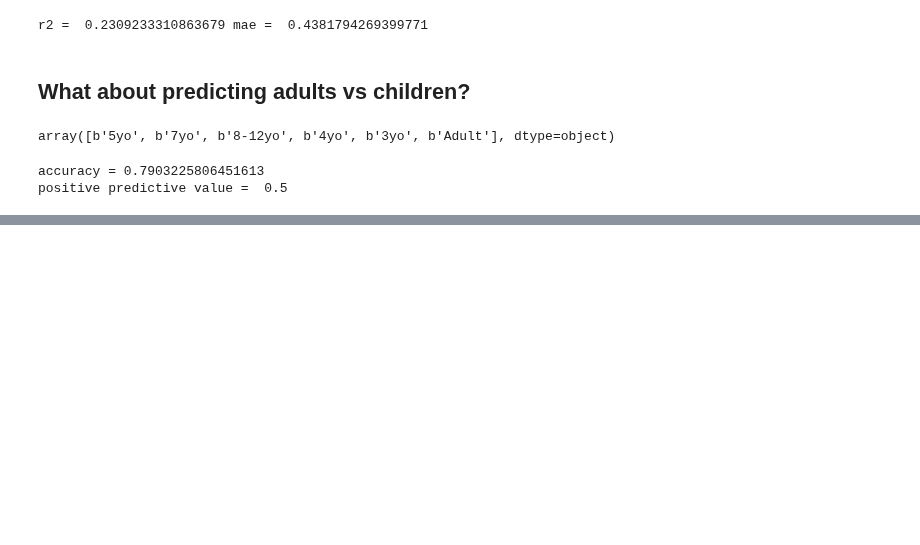
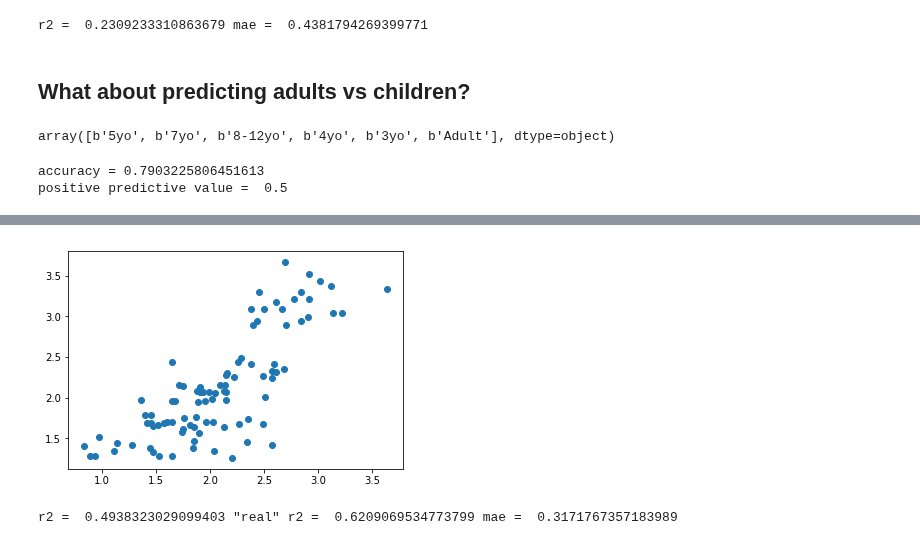
Before and after one commit to illdopejake/RS2018_Nilearn_tutorial, a Jupyter notebook: DeNovo_age_prediction.ipynb, the cells around one changed output, grey strips where cells are left out. Saved outputs shown, nothing was run; the diff lists cells and outputs as text; code cells hidden in the pictures; blank space fills up the shorter version.

```diff
--- a/DeNovo_age_prediction.ipynb
+++ b/DeNovo_age_prediction.ipynb
@@ -401,0 +438,17 @@ positive predictive value =  0.5
+# %%
+l_svr = SVR(kernel='linear')
+y_pred = cross_val_predict(l_svr, X_train, log_y_train, groups=ageGroup_train, cv=10)
+r2 = cross_val_score(l_svr, X_train, log_y_train, groups=ageGroup_train, cv=10)
+mae_score = cross_val_score(l_svr, X_train, log_y_train, groups=ageGroup_train, cv=10,
+                           scoring = 'neg_mean_absolute_error')
+# %%
+plt.close()
+plt.scatter(y_pred, log_y_train)
+plt.show()
+
+print('r2 = ',r2_score(y_pred,log_y_train),
+      '"real" r2 = ', pearsonr(y_pred,log_y_train)[0]**2,
+     'mae = ',mean_absolute_error(y_pred,log_y_train))
+# %% [output]
+[figure, added]
+r2 =  0.4938323029099403 "real" r2 =  0.6209069534773799 mae =  0.3171767357183989
```
Also changed, not shown: parts of 7 cells of this notebook.
